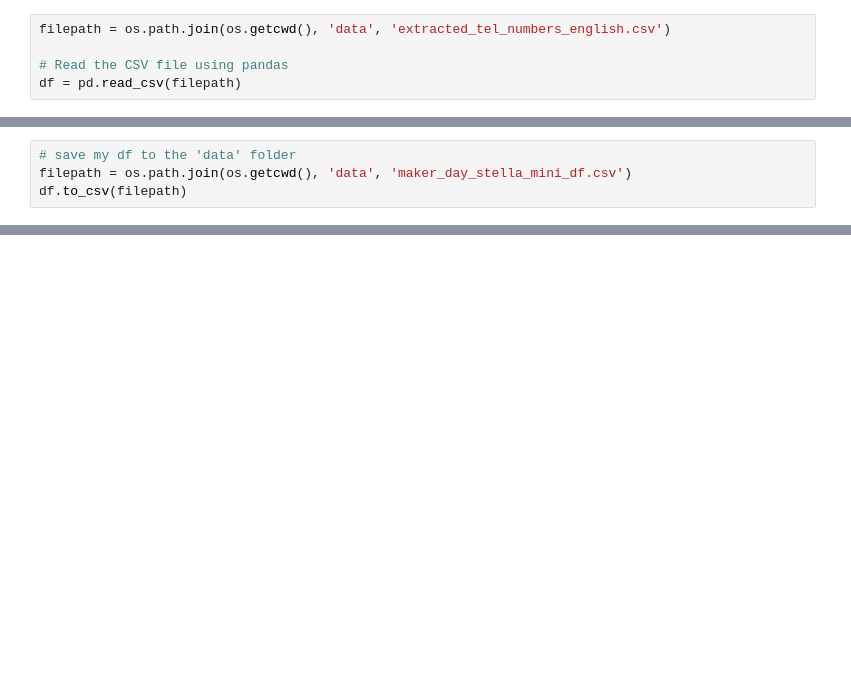
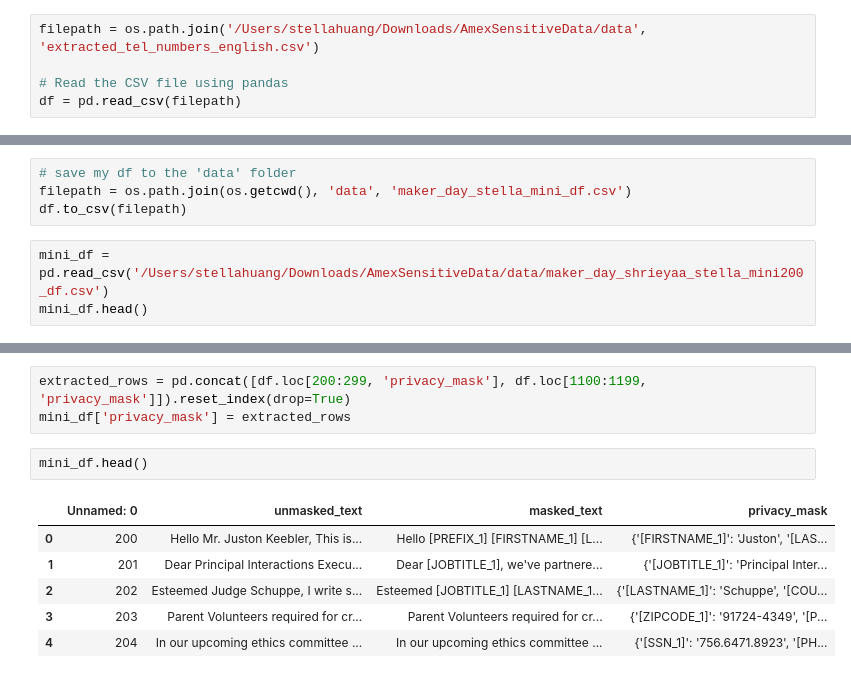
Before and after one commit to Amex2B/AmexSensitiveData, a Jupyter notebook: model/maker_day_attribute_selection_stella.ipynb, the cells around one changed output, grey strips where cells are left out. Saved outputs shown, nothing was run; the diff lists cells and outputs as text; blank space fills up the shorter version.

Commit message:
updated first 20 rows of mini df

```diff
--- a/model/maker_day_attribute_selection_stella.ipynb
+++ b/model/maker_day_attribute_selection_stella.ipynb
@@ -4,5 +6,5 @@ import pandas as pd
 # %%
-filepath = os.path.join(os.getcwd(), 'data', 'extracted_tel_numbers_english.csv')
+filepath = os.path.join('/Users/stellahuang/Downloads/AmexSensitiveData/data', 'extracted_tel_numbers_english.csv')
 
 # Read the CSV file using pandas
 df = pd.read_csv(filepath)
@@ -85,3 +94,6 @@ Updated Masked Text: How is the effectiveness of the [MEDICAL_1]? You can send t
 # save my df to the 'data' folder
 filepath = os.path.join(os.getcwd(), 'data', 'maker_day_stella_mini_df.csv')
 df.to_csv(filepath)
+# %%
+mini_df = pd.read_csv('/Users/stellahuang/Downloads/AmexSensitiveData/data/maker_day_shrieyaa_stella_mini200_df.csv')
+mini_df.head()
@@ -87,0 +107,12 @@ df.to_csv(filepath)
+# %%
+extracted_rows = pd.concat([df.loc[200:299, 'privacy_mask'], df.loc[1100:1199, 'privacy_mask']]).reset_index(drop=True)
+mini_df['privacy_mask'] = extracted_rows
+# %%
+mini_df.head()
+# %% [output]
+|  | Unnamed: 0 | unmasked_text | masked_text | privacy_mask |
+| 0 | 200 | Hello Mr. Juston Keebler, This is... | Hello [PREFIX_1] [FIRSTNAME_1] [L... | {'[FIRSTNAME_1]': 'Juston', '[LAS... |
+| 1 | 201 | Dear Principal Interactions Execu... | Dear [JOBTITLE_1], we've partnere... | {'[JOBTITLE_1]': 'Principal Inter... |
+| 2 | 202 | Esteemed Judge Schuppe, I write s... | Esteemed [JOBTITLE_1] [LASTNAME_1... | {'[LASTNAME_1]': 'Schuppe', '[COU... |
+| 3 | 203 | Parent Volunteers required for cr... | Parent Volunteers required for cr... | {'[ZIPCODE_1]': '91724-4349', '[P... |
+| 4 | 204 | In our upcoming ethics committee ... | In our upcoming ethics committee ... | {'[SSN_1]': '756.6471.8923', '[PH... |
```
Also changed, not shown: parts of 4 cells of this notebook, 1 other file.
